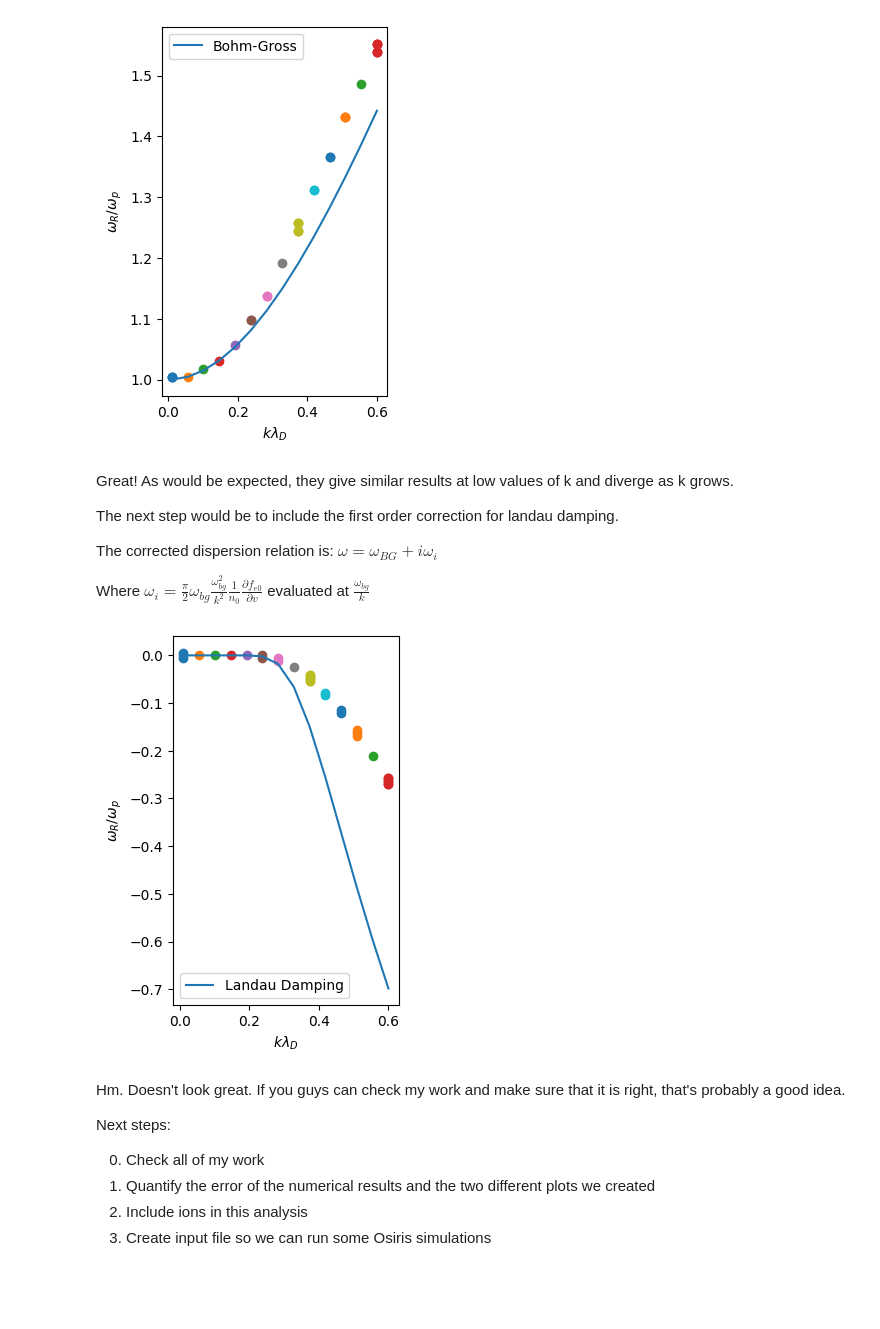
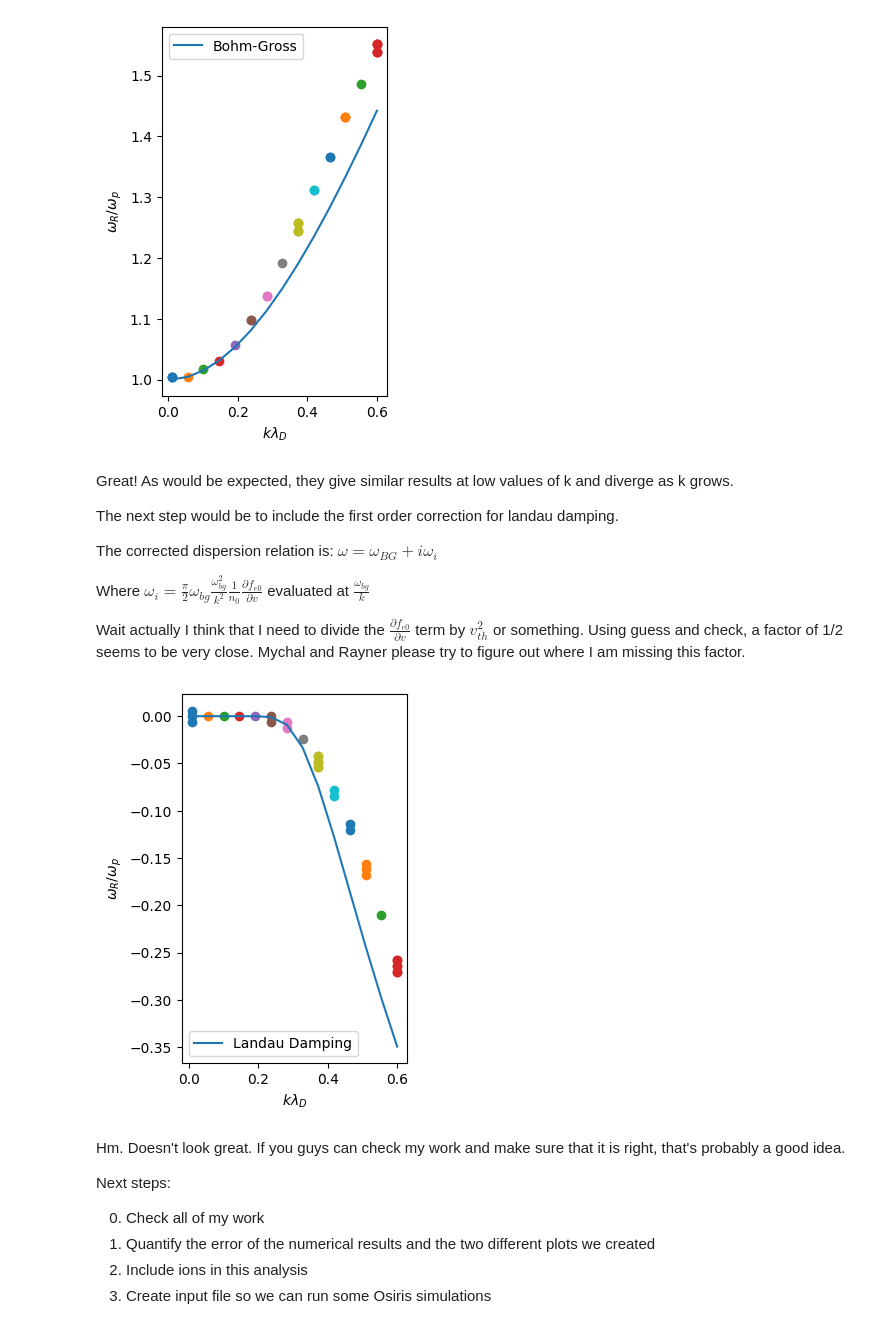
Before and after one commit to dschneidinger/222B_Landau_Damping_2024, a Jupyter notebook: 1-Numerical_solution_kinetic_dispersion_relation/brute_force_kinetic_DR_solver.ipynb, the cells around one changed output. Drawn from its saved outputs; the diff is of its cells as text; code cells hidden in the pictures; blank space fills up the shorter version.

```diff
--- a/1-Numerical_solution_kinetic_dispersion_relation/brute_force_kinetic_DR_solver.ipynb
+++ b/1-Numerical_solution_kinetic_dispersion_relation/brute_force_kinetic_DR_solver.ipynb
@@ -100,29 +100,31 @@ The corrected dispersion relation is:
 $\omega = \omega_{BG}+ i \omega_i$
 
 Where $\omega_i = \frac{\pi}{2} \omega_{bg} \frac{\omega_{bg}^2}{k^2} \frac{1}{n_0} \frac{\partial f_{e0}}{\partial v}$ evaluated at $\frac{\omega_{bg}}{k}$
+
+Wait actually I think that I need to divide the $\frac{\partial f_{e0}}{\partial v}$ term by $v_{th}^2$ or something. Using guess and check, a factor of 1/2 seems to be very close. Mychal and Rayner please try to figure out where I am missing this factor.
 # %%
 def omega_i_correction(k, v0 = v0, nb = nb):
-    return np.pi/2 * bohm_gross(k)**3/k**2 * dfBOTdv(bohm_gross(k)/k,v0,nb) # I think that I don't need to include 1/n0
+    return np.pi/2 * bohm_gross(k)**3/k**2 * 1/2*dfBOTdv(bohm_gross(k)/k,v0,nb) # I think that I don't need to include 1/n0
                                                                             # but please check my work. I did this pretty
                                                                             # quickly
 # %%
 ax1 = plt.subplot(1,2,1)
 ax1.set_xlabel(r'$k\lambda_D$')
 ax1.set_ylabel(r'$\omega_R/\omega_p$')
 
 k0s = np.linspace(0.01,0.6,14)
 
 for k0 in k0s:
     Wrs, Wis = find_w_roots(k0, v0 = 4, nb = 0)
     ax1.scatter(k0*np.ones(len(Wis)), Wis)  # There is, again, a better way. But, again, too lazy.
 
 
-plt.plot(k0s,omega_i_correction(k0s), label = 'Landau Damping')
+plt.plot(k0s,omega_i_correction(k0s), label = 'Landau Damping corrected by 1/2')
 
 plt.legend()
 plt.show()
 # %% [output]
-[figure, old version]
+[figure, new version]
 # %% [markdown]
 Hm. Doesn't look great. If you guys can check my work and make sure that it is right, that's probably a good idea.
 
```
Also changed, not shown: 4 other files.
